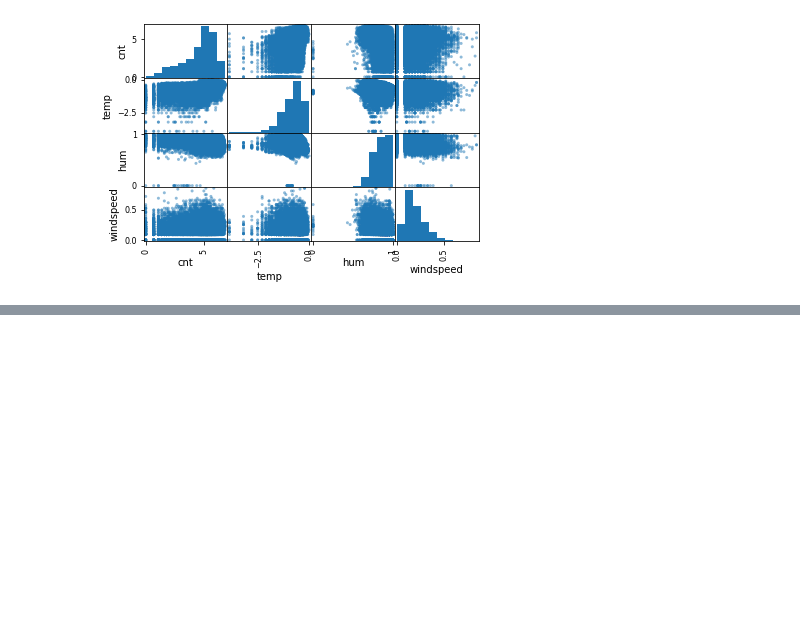
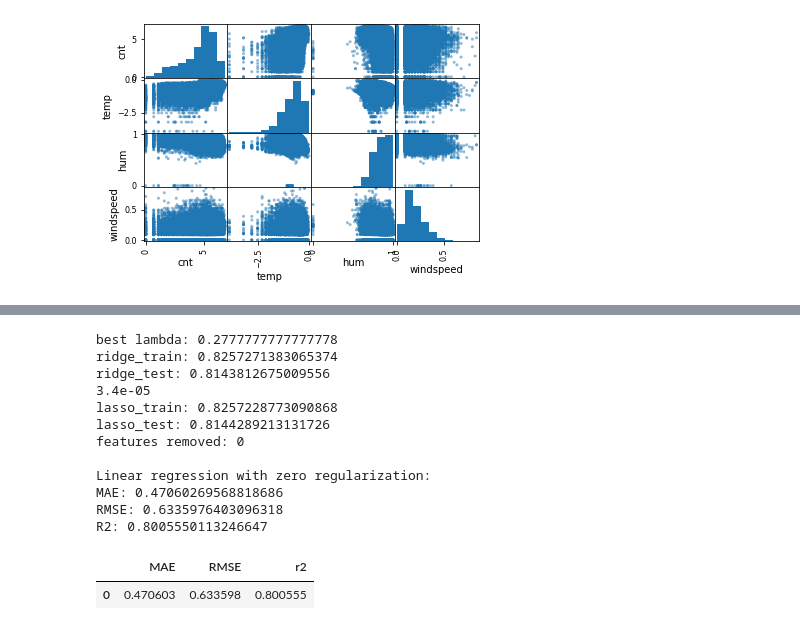
Before and after one commit to mzhou356/bike-sharing-regression, a Jupyter notebook: DC_Bike_Sharing_Mod4_Project.ipynb, the cells around one changed output, grey strips where cells are left out. Saved outputs shown, nothing was run; the diff lists cells and outputs as text; code cells hidden in the pictures; blank space fills up the shorter version.

```diff
--- a/DC_Bike_Sharing_Mod4_Project.ipynb
+++ b/DC_Bike_Sharing_Mod4_Project.ipynb
@@ -83,0 +171,24 @@ Index(['temp', 'hum', 'windspeed', 'cnt', 'season_spring', 'season_summer',
+# %%
+# ridge regression
+ridge_top10, ridge_bottom5 = bikes.ridge_cv(X_train, y_train, X_test, y_test)
+# lasso regression , make sure alphas
+lasso_top10, lasso_bottom5 = bikes.lasso_cv(X_train, y_train, X_test, y_test)
+# cross validation on linear regression model
+print()
+print('Linear regression with zero regularization:')
+bikes.linear_cv()
+# %% [output]
+best lambda: 0.2777777777777778
+ridge_train: 0.8257271383065374
+ridge_test: 0.8143812675009556
+3.4e-05
+lasso_train: 0.8257228773090868
+lasso_test: 0.8144289213131726
+features removed: 0
+
+Linear regression with zero regularization:
+MAE: 0.47060269568818686
+RMSE: 0.6335976403096318
+R2: 0.8005550113246647
+|  | MAE | RMSE | r2 |
+| 0 | 0.470603 | 0.633598 | 0.800555 |
```
Also changed, not shown: parts of 14 cells of this notebook.
